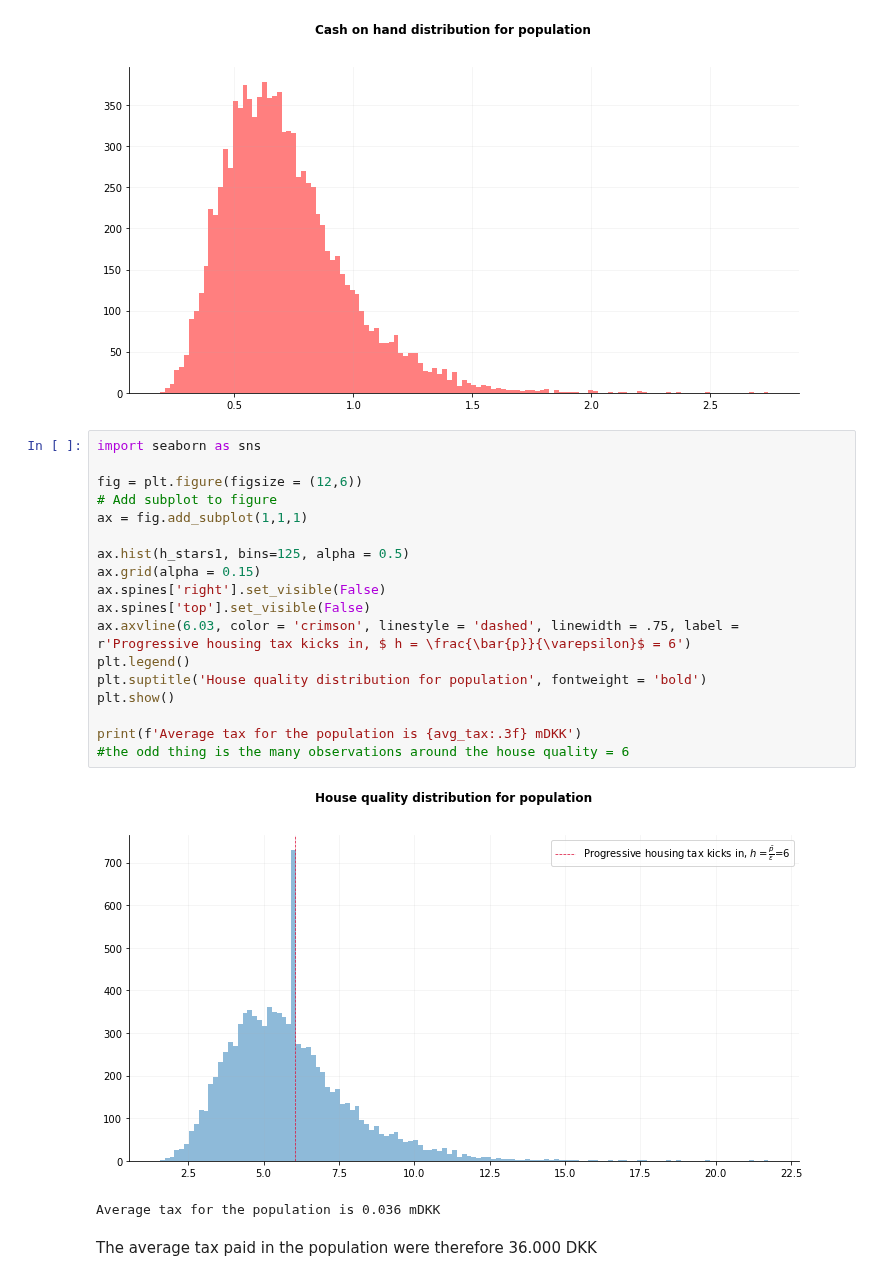
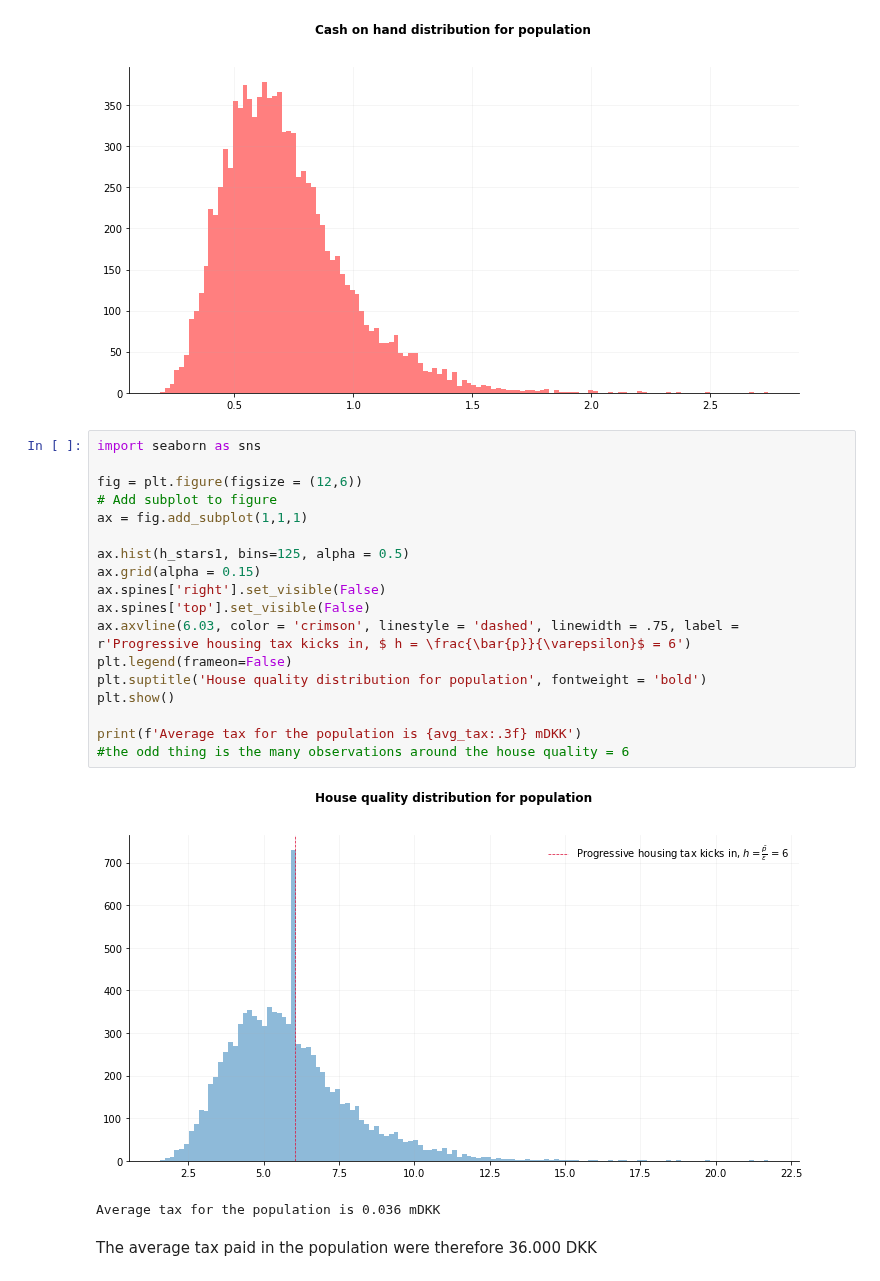
Before and after one commit to ceciliechrstnsn/projects-2021-luna-hjerteknuser, a Jupyter notebook: inauguralproject/inauguralproject.ipynb, the cells around one changed output. Drawn from its saved outputs; the diff is of its cells as text.

```diff
--- a/inauguralproject/inauguralproject.ipynb
+++ b/inauguralproject/inauguralproject.ipynb
@@ -165,23 +202,23 @@ plt.show()
 # %%
 import seaborn as sns
 
 fig = plt.figure(figsize = (12,6))
 # Add subplot to figure
 ax = fig.add_subplot(1,1,1)
 
 ax.hist(h_stars1, bins=125, alpha = 0.5)
 ax.grid(alpha = 0.15)
 ax.spines['right'].set_visible(False)
 ax.spines['top'].set_visible(False)
 ax.axvline(6.03, color = 'crimson', linestyle = 'dashed', linewidth = .75, label = r'Progressive housing tax kicks in, $ h = \frac{\bar{p}}{\varepsilon}$ = 6')
-plt.legend()
+plt.legend(frameon=False)
 plt.suptitle('House quality distribution for population', fontweight = 'bold')
 plt.show()
 
 print(f'Average tax for the population is {avg_tax:.3f} mDKK')
 #the odd thing is the many observations around the house quality = 6
 # %% [output]
-[figure, old version]
+[figure, new version]
 Average tax for the population is 0.036 mDKK
 # %% [markdown]
 The average tax paid in the population were therefore 36.000 DKK
```
Also changed, not shown: parts of 8 cells of this notebook, 1 other file.
